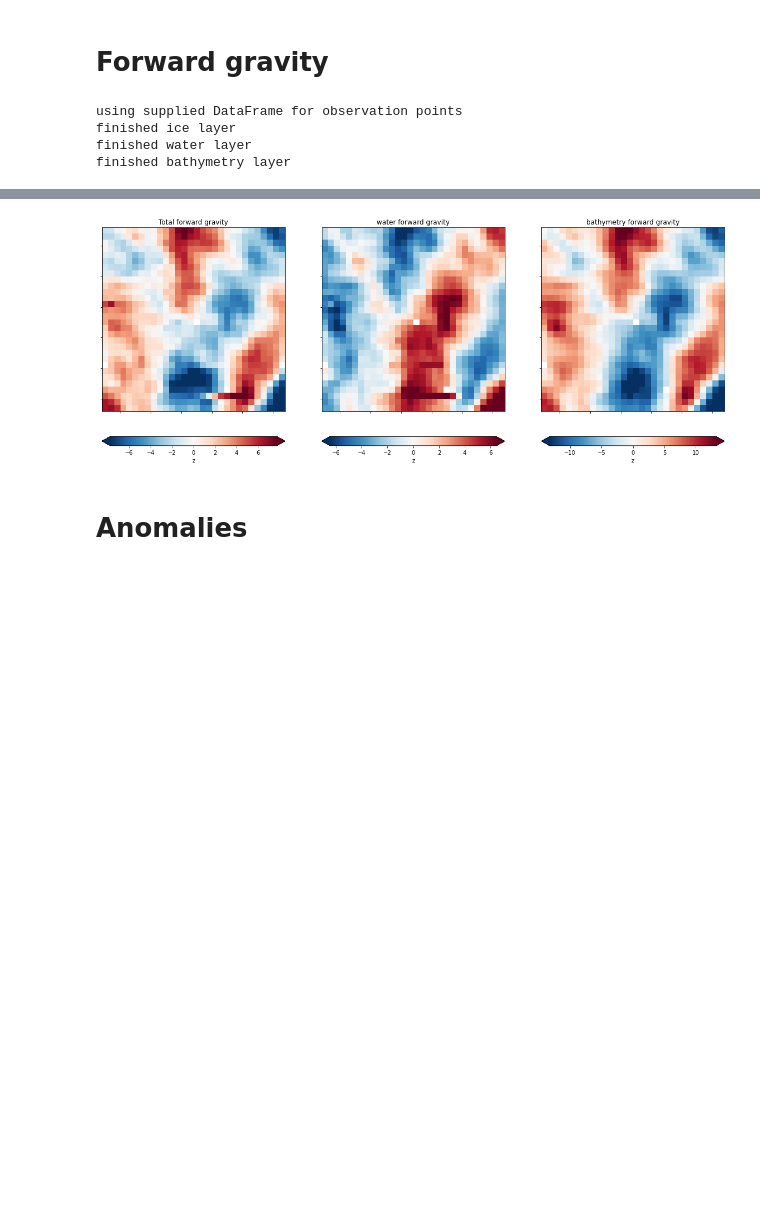
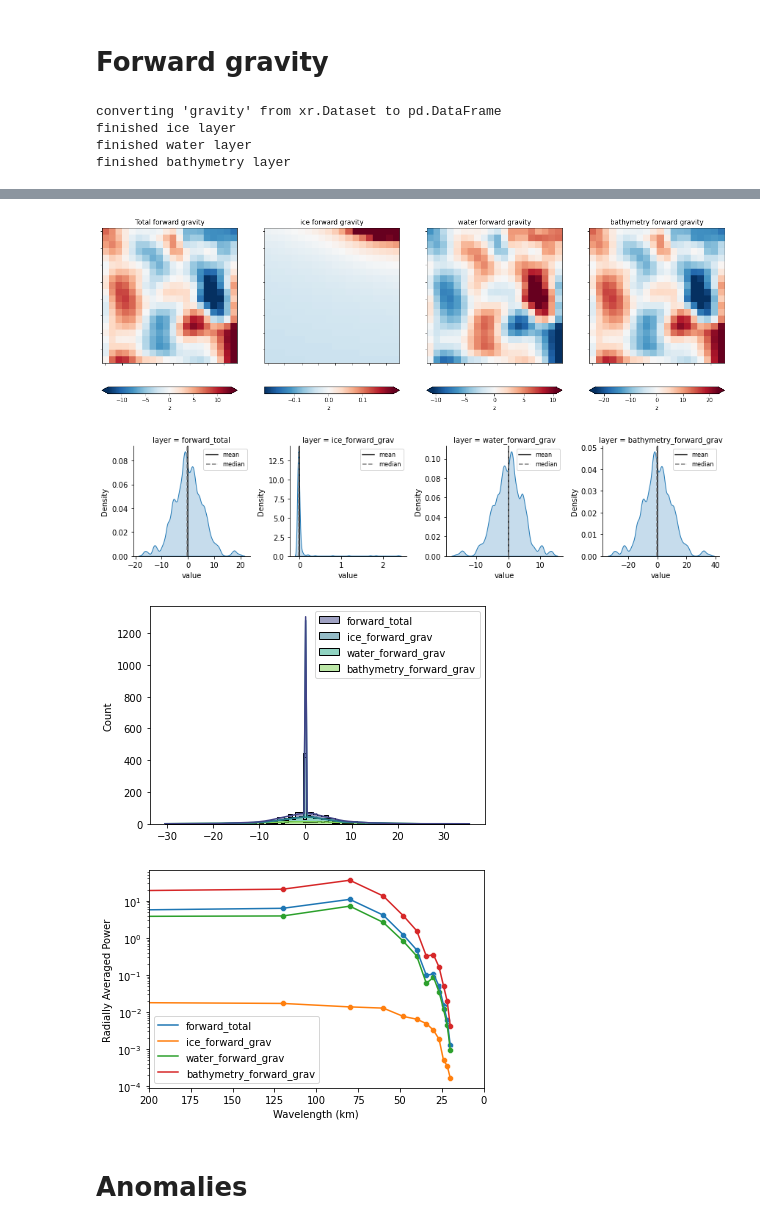
Before and after one commit to mdtanker/RIS_gravity_inversion, a Jupyter notebook: RIS_inversion.ipynb, the cells around one changed output, grey strips where cells are left out. Drawn from its saved outputs; the diff is of its cells as text; code cells hidden in the pictures; blank space fills up the shorter version.

Commit message:
added power spectrum and coherency plots

```diff
--- a/RIS_inversion.ipynb
+++ b/RIS_inversion.ipynb
@@ -26,9 +21,9 @@ The snakeviz extension is already loaded. To reload it, use:
 # starting inversion region is 1,000km x 1,000km, choose whether to zoom in, shift the
 # region to the North or West, or change the width of the buffer zone.
 inv_reg, buffer_reg = inv.setup_region(
-    zoom = 350e3,
-    n_shift = 150e3,
-    w_shift = 100e3,
+    zoom = 400e3,#350e3,
+    n_shift = 500e3,
+    w_shift = 0,#100e3,
     buffer = 200e3,
     )
 
@@ -79,15 +74,17 @@ returned = inv.import_layers(
 
     # Choose between grid and csv, similar comp. times
     # grav_file='gravity_data/rosetta_eq_source_up_continued_Gobs.nc',
-    grav_file='gravity_data/rosetta_eq_source_up_continued.csv',
+    # grav_file='gravity_data/rosetta_eq_source_up_continued.csv',
+    grav_file = 'gravity_data/ant4d_gravity_epsg_5k.nc',
 
     constraints=True,
     constraints_file='constraints_grid/constraints_grid.nc',
     constraints_points='bathymetry_data/bedmachine_RIGGS.csv',
 
     plot=True,
-    plot_region=buffer_reg
+    plot_region=buffer_reg,
+    power_spectrum=True,
     )
-layers, grav, constraints_grid, constraints_df, constraints_RIS_df = returned
+layers, grav, grav_spacing, constraints_grid, constraints_df, constraints_RIS_df = returned
 grav
 # %% [output]
@@ -134,17 +127,22 @@ ice top: 111m andbottom: -173m
 # %% [markdown]
 # Forward gravity
 # %%
+# use below calc at full grid extent, not just grav observation points
+# grav = utils.make_grid(inv_reg, grav_spacing, 1000, "z")
+
 df_forward = inv.forward_grav_layers(
     layers,
     grav,
     plot=True,
     grav_spacing=grav_spacing,
     inversion_region = inv_reg,
-    exclude_layers=['ice'],
+    # exclude_layers=['ice'],
+    plot_dists=True,
+    power_spectrum=True,
     )
 df_forward.describe()
 # %% [output]
-using supplied DataFrame for observation points
+converting 'gravity' from xr.Dataset to pd.DataFrame
 finished ice layer
 finished water layer
 finished bathymetry layer
@@ -160,4 +158,7 @@ finished bathymetry layer
-[figure, old version]
+[figure, new version]
+[figure, added]
+[figure, added]
+[figure, added]
 # %% [markdown]
 # Anomalies
 # %%
```
Also changed, not shown: parts of 12 cells of this notebook, 2 other files.
